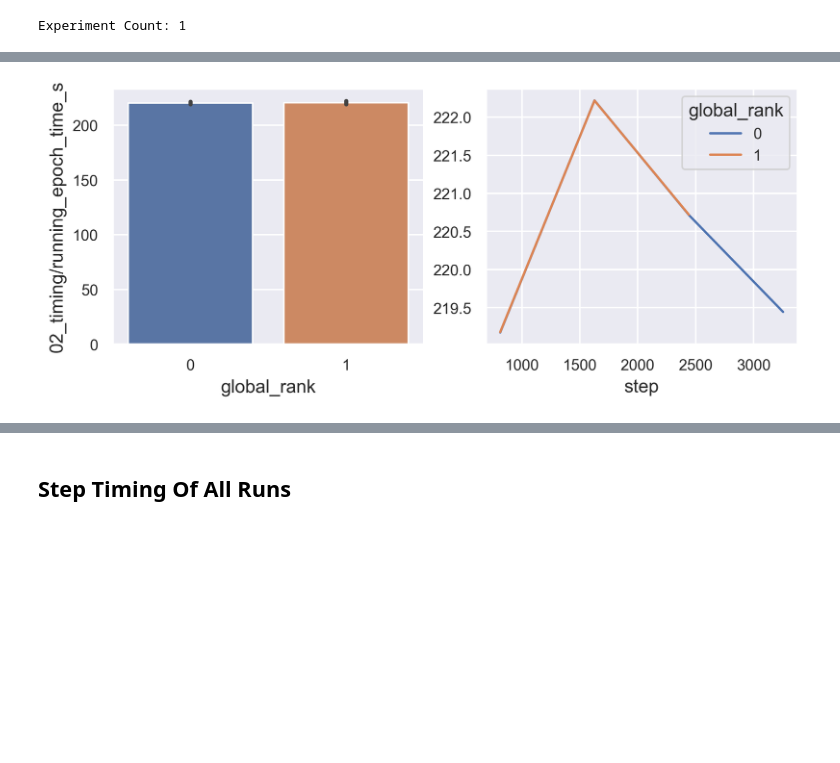
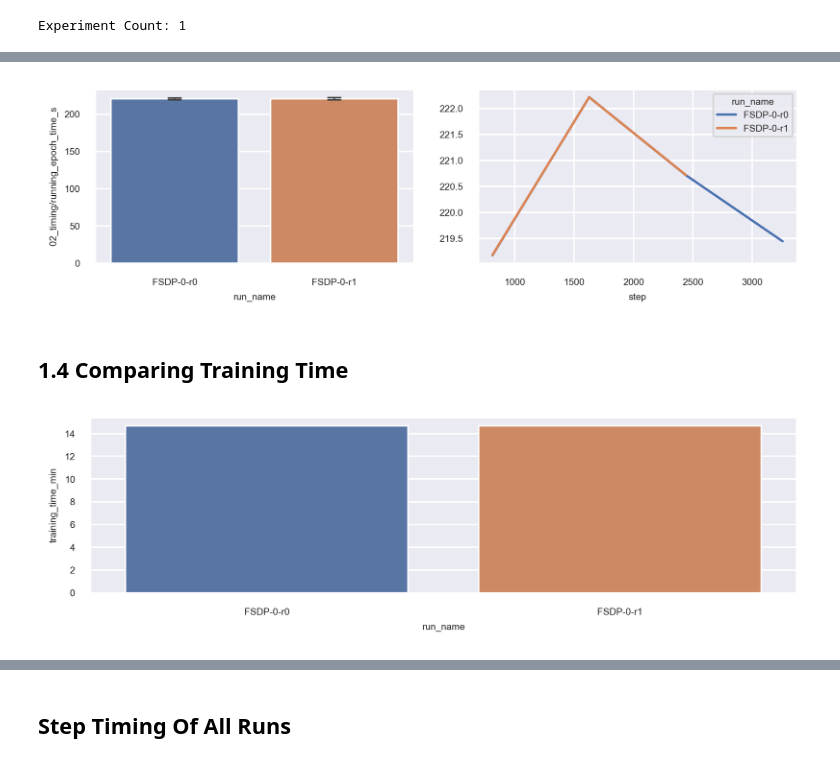
Before and after one commit to cirquit/fsdp-memory-analysis, a Jupyter notebook: tb-logging-example.ipynb, the cells around one changed output, grey strips where cells are left out. Saved outputs shown, nothing was run; the diff lists cells and outputs as text; code cells hidden in the pictures; blank space fills up the shorter version.

```diff
--- a/tb-logging-example.ipynb
+++ b/tb-logging-example.ipynb
@@ -245,8 +256,40 @@ dual_plot(df=test_run, x=x, y=y)#, line_ylim=[0,0.5])
 temp_df = runs_df
 
 epoch_timing_df = temp_df.loc[temp_df[temp_df["01_general/step"].diff()<0].index - 1]
-x = "global_rank"
+x = "run_name"
 y = "02_timing/running_epoch_time_s"
 dual_plot(df=epoch_timing_df, x=x, y=y)
 # %% [output]
-[figure, old version]
+[figure, new version]
+# %% [markdown]
+## 1.4 Comparing Training Time
+# %%
+temp_df = runs_df
+
+x = "run_name"
+y = "02_timing/running_training_time_s"
+
+training_time_dict = {
+    "run_name": [],
+    "training_time_s": [],
+    "training_time_min": []
+}
+
+for run_name in temp_df["run_name"].unique():
+    training_time_dict["run_name"].append(run_name)
+    training_time_s = temp_df.query(f"run_name=='{run_name}'")["02_timing/running_training_time_s"].max()
+    training_time_dict["training_time_s"].append(training_time_s)
+    training_time_dict["training_time_min"].append(training_time_s / 60)
+
+training_time_df = pd.DataFrame(training_time_dict)
+
+set_fontsizes(6,6,8)
+
+plt.figure(figsize=(8,2))
+fig = sns.barplot(
+    data=training_time_df,
+    y="training_time_min",
+    x="run_name",
+)
+# %% [output]
+[figure, added]
```
Also changed, not shown: parts of 19 cells of this notebook.
